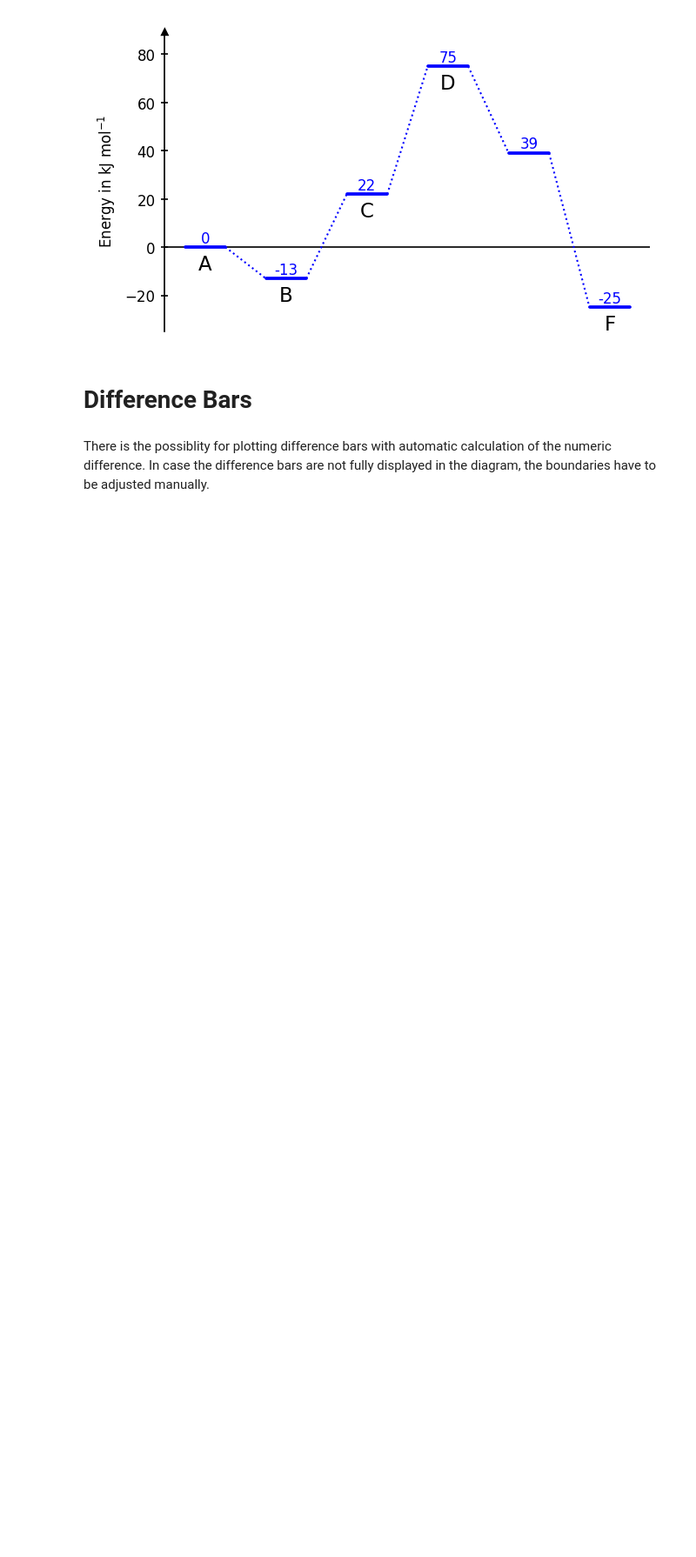
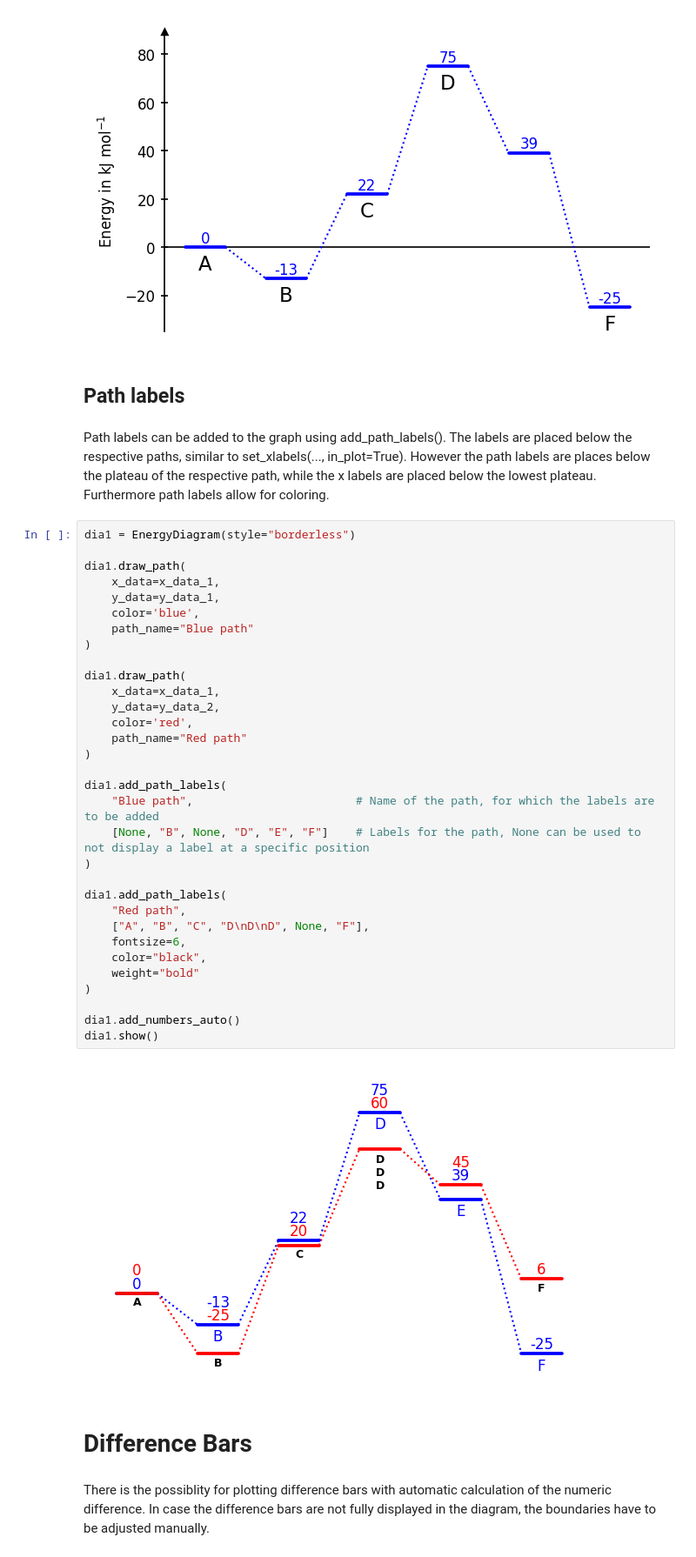
Before and after one commit to Tonner-Zech-Group/chem-diagrams, a Jupyter notebook: examples/example_use.ipynb, the cells around one changed output. Shown at 87% size. Saved outputs shown, nothing was run; the diff lists cells and outputs as text; blank space fills up the shorter version.

Commit message:
Finalized path labeling

```diff
--- a/examples/example_use.ipynb
+++ b/examples/example_use.ipynb
@@ -406,6 +408,44 @@ dia1.ax.set_ylabel("Energy in kJ mol$^{-1}$", fontsize=8)
 dia1.show()
 # %% [output]
 [figure]
+# %% [markdown]
+## Path labels
+# %% [markdown]
+Path labels can be added to the graph using add_path_labels(). The labels are placed below the respective paths, similar to set_xlabels(..., in_plot=True). However the path labels are places below the plateau of the respective path, while the x labels are placed below the lowest plateau. Furthermore path labels allow for coloring.
+# %%
+dia1 = EnergyDiagram(style="borderless")
+
+dia1.draw_path(
+    x_data=x_data_1,
+    y_data=y_data_1,
+    color='blue',
+    path_name="Blue path"
+)
+
+dia1.draw_path(
+    x_data=x_data_1,
+    y_data=y_data_2,
+    color='red',
+    path_name="Red path"
+)
+
+dia1.add_path_labels(
+    "Blue path",                        # Name of the path, for which the labels are to be added
+    [None, "B", None, "D", "E", "F"]    # Labels for the path, None can be used to not display a label at a specific position
+)
+
+dia1.add_path_labels(
+    "Red path",
+    ["A", "B", "C", "D\nD\nD", None, "F"],
+    fontsize=6,
+    color="black",
+    weight="bold"
+)
+
+dia1.add_numbers_auto()
+dia1.show()
+# %% [output]
+[figure, added]
 # %% [markdown]
 # Difference Bars
 # %% [markdown]
```
Also changed, not shown: parts of 8 cells of this notebook, 12 other files.
